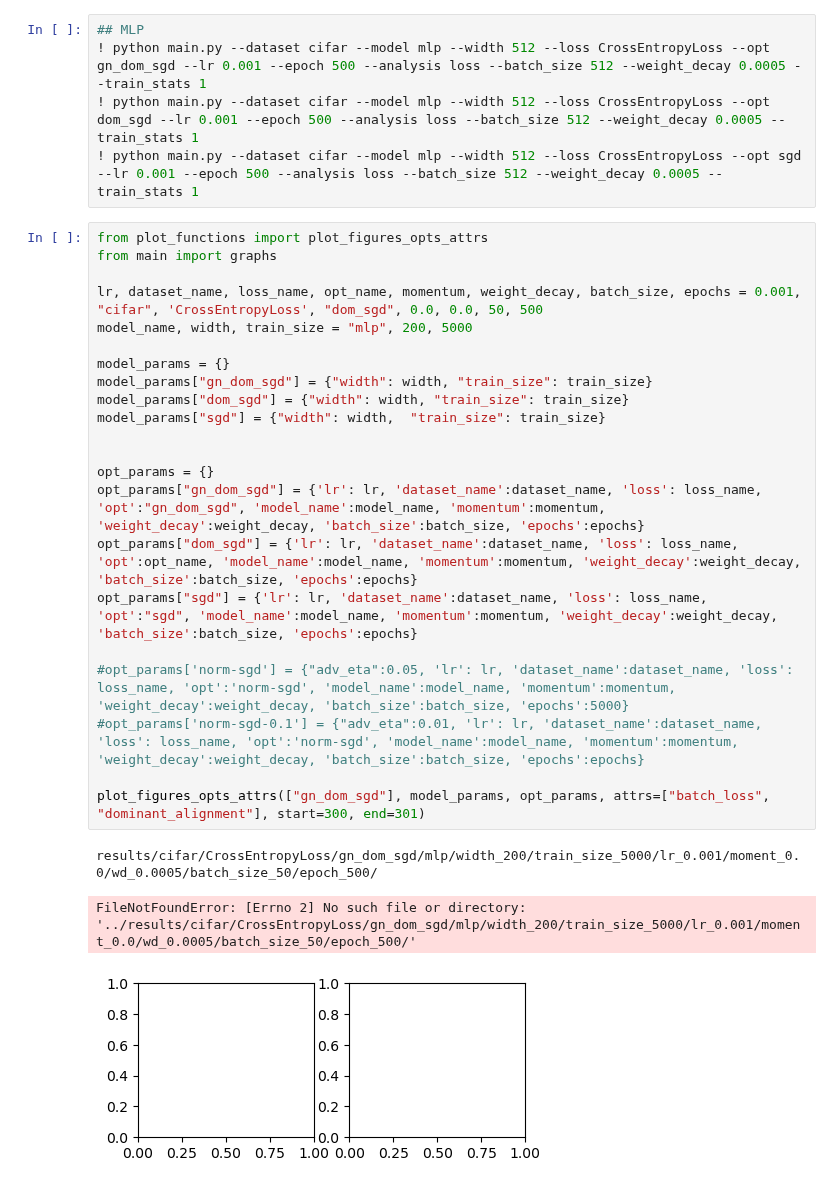
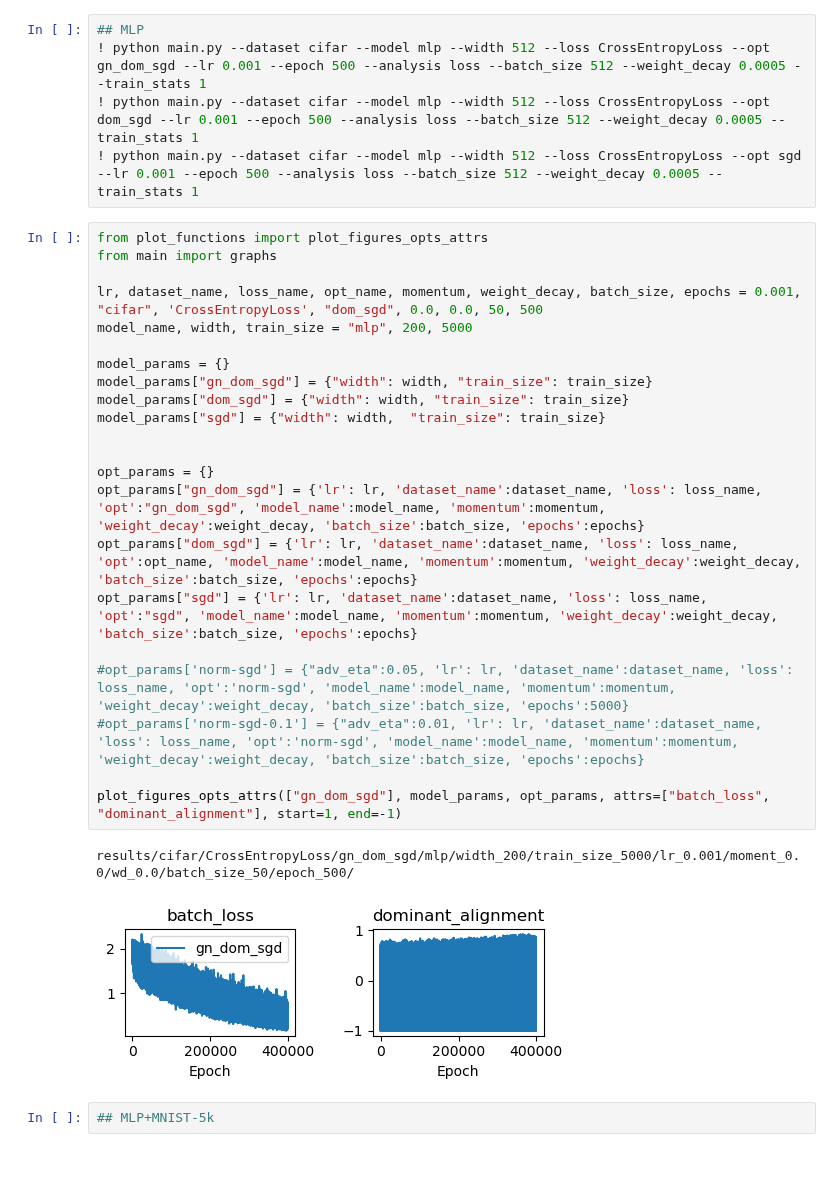
Before and after one commit to lucmonl/mlopt, a Jupyter notebook: notebook/sgd_geometry.ipynb, the cells around one changed output. Drawn from its saved outputs; the diff is of its cells as text.

```diff
--- a/notebook/sgd_geometry.ipynb
+++ b/notebook/sgd_geometry.ipynb
@@ -34,26 +34,27 @@ results/cifar/CrossEntropyLoss/dom_sgd/resnet_fixup/depth_3/lr_0.004/moment_0.0/
 # %%
 from plot_functions import plot_figures_opts_attrs
 from main import graphs
 
 lr, dataset_name, loss_name, opt_name, momentum, weight_decay, batch_size, epochs = 0.001, "cifar", 'CrossEntropyLoss', "dom_sgd", 0.0, 0.0, 50, 500
 model_name, width, train_size = "mlp", 200, 5000
 
 model_params = {}
 model_params["gn_dom_sgd"] = {"width": width, "train_size": train_size}
 model_params["dom_sgd"] = {"width": width, "train_size": train_size}
 model_params["sgd"] = {"width": width,  "train_size": train_size}
 
 
 opt_params = {}
 opt_params["gn_dom_sgd"] = {'lr': lr, 'dataset_name':dataset_name, 'loss': loss_name, 'opt':"gn_dom_sgd", 'model_name':model_name, 'momentum':momentum, 'weight_decay':weight_decay, 'batch_size':batch_size, 'epochs':epochs}
 opt_params["dom_sgd"] = {'lr': lr, 'dataset_name':dataset_name, 'loss': loss_name, 'opt':opt_name, 'model_name':model_name, 'momentum':momentum, 'weight_decay':weight_decay, 'batch_size':batch_size, 'epochs':epochs}
 opt_params["sgd"] = {'lr': lr, 'dataset_name':dataset_name, 'loss': loss_name, 'opt':"sgd", 'model_name':model_name, 'momentum':momentum, 'weight_decay':weight_decay, 'batch_size':batch_size, 'epochs':epochs}
 
 #opt_params['norm-sgd'] = {"adv_eta":0.05, 'lr': lr, 'dataset_name':dataset_name, 'loss': loss_name, 'opt':'norm-sgd', 'model_name':model_name, 'momentum':momentum, 'weight_decay':weight_decay, 'batch_size':batch_size, 'epochs':5000}
 #opt_params['norm-sgd-0.1'] = {"adv_eta":0.01, 'lr': lr, 'dataset_name':dataset_name, 'loss': loss_name, 'opt':'norm-sgd', 'model_name':model_name, 'momentum':momentum, 'weight_decay':weight_decay, 'batch_size':batch_size, 'epochs':epochs}
 
-plot_figures_opts_attrs(["gn_dom_sgd"], model_params, opt_params, attrs=["batch_loss", "dominant_alignment"], start=300, end=301)
+plot_figures_opts_attrs(["gn_dom_sgd"], model_params, opt_params, attrs=["batch_loss", "dominant_alignment"], start=1, end=-1)
 # %% [output]
-results/cifar/CrossEntropyLoss/gn_dom_sgd/mlp/width_200/train_size_5000/lr_0.001/moment_0.0/wd_0.0005/batch_size_50/epoch_500/
+results/cifar/CrossEntropyLoss/gn_dom_sgd/mlp/width_200/train_size_5000/lr_0.001/moment_0.0/wd_0.0/batch_size_50/epoch_500/
-FileNotFoundError: [Errno 2] No such file or directory: '../results/cifar/CrossEntropyLoss/gn_dom_sgd/mlp/width_200/train_size_5000/lr_0.001/moment_0.0/wd_0.0005/batch_size_50/epoch_500/'
-[figure, old version]
+[figure, new version]
+# %%
+## MLP+MNIST-5k
```
Also changed, not shown: parts of 1 cell of this notebook, 4 other files.
